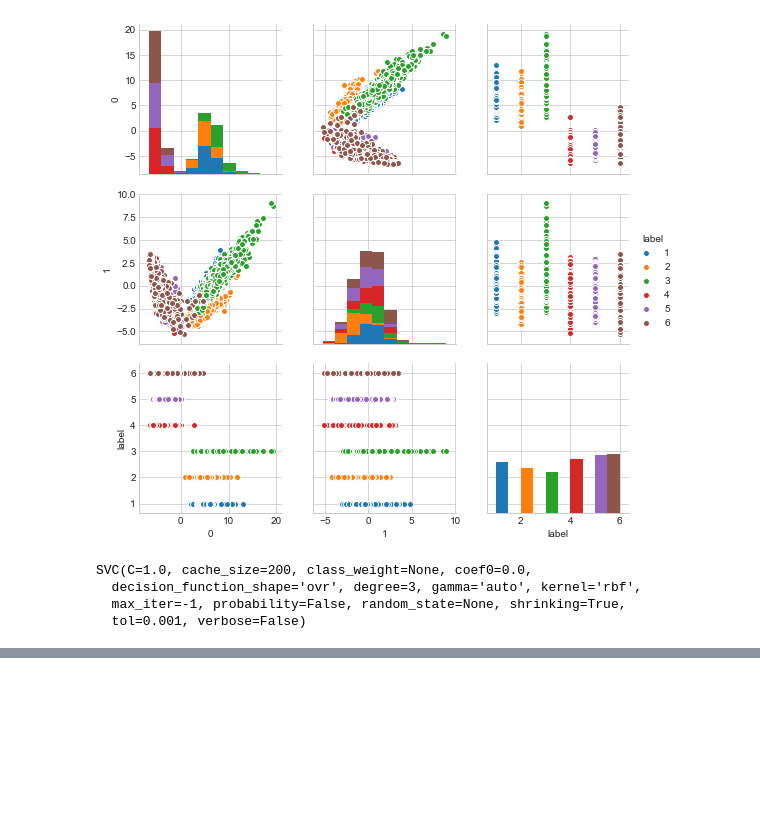
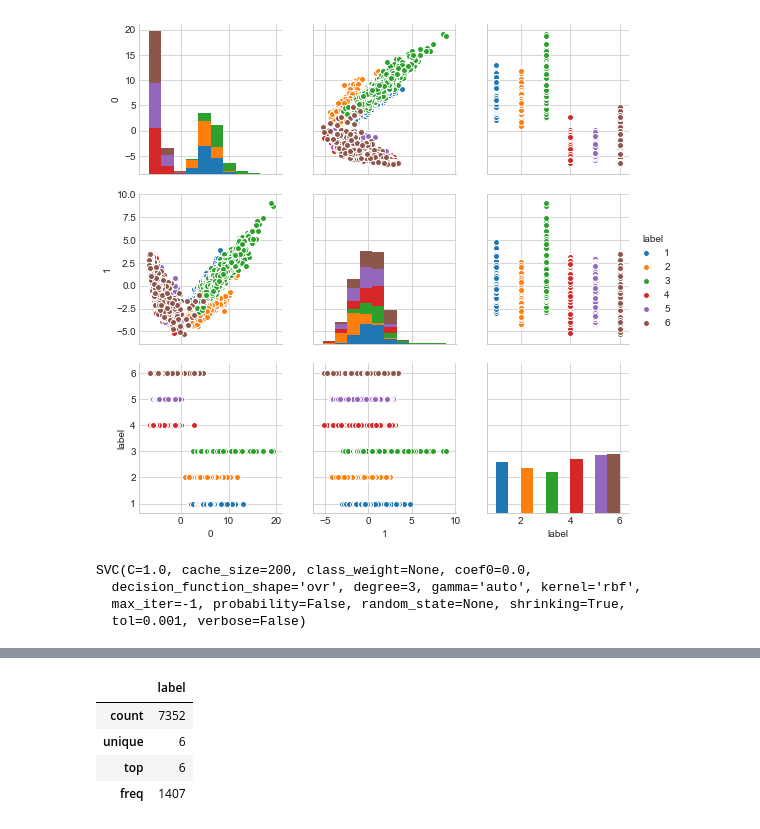
Before and after one commit to Srikar07/Kaggle_Titanic, a Jupyter notebook: Human_Acitvity/UCI solution.ipynb, the cells around one changed output, grey strips where cells are left out. Cells and saved outputs as stored; diff of their text form; code cells hidden in the pictures; blank space fills up the shorter version.

```diff
--- a/Human_Acitvity/UCI solution.ipynb
+++ b/Human_Acitvity/UCI solution.ipynb
@@ -172,0 +173,8 @@ accuracy_score(Y_test, pred)
+# %%
+Y_train.describe()
+# %% [output]
+|  | label |
+| count | 7352 |
+| unique | 6 |
+| top | 6 |
+| freq | 1407 |
```
Also changed, not shown: parts of 16 cells of this notebook.
